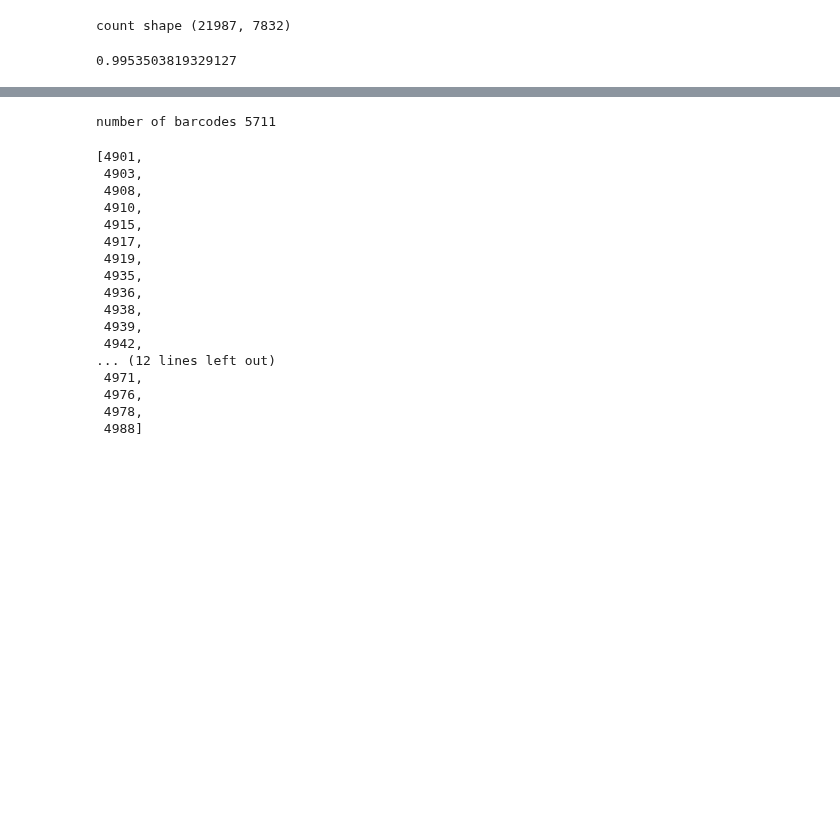
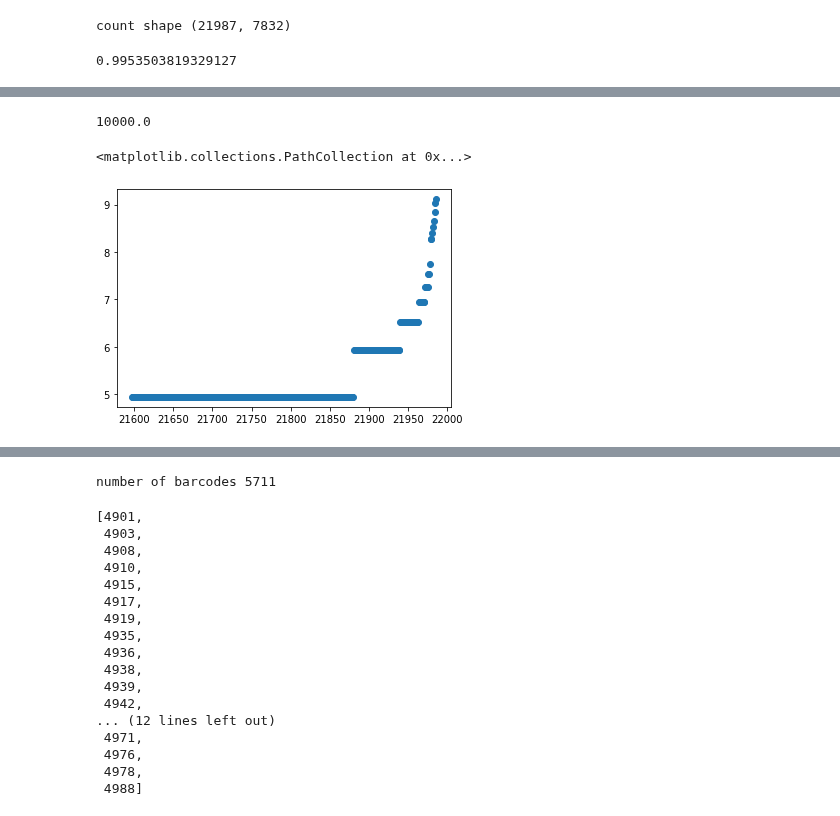
Before and after one commit to ItayShlosberg/classifying-response-to-immunotherapy, a Jupyter notebook: playgrounds/playground_nb.ipynb, the cells around one changed output, grey strips where cells are left out. Drawn from its saved outputs; the diff is of its cells as text; code cells hidden in the pictures; blank space fills up the shorter version.

```diff
--- a/playgrounds/playground_nb.ipynb
+++ b/playgrounds/playground_nb.ipynb
@@ -176,0 +197,14 @@ su_barcodes = data[[not aa for aa in ind]].barcodes
+# %%
+cell0 = data.counts[0]
+
+
+cell0_sum = cell0.sum()
+scalling_factor = cell0_sum/10000
+print(cell0_sum/scalling_factor)
+
+vv = np.log2(cell0/scalling_factor)+1
+plt.scatter(np.arange(vv.shape[0]), vv[np.argsort(vv)])
+# %% [output]
+10000.0
+<matplotlib.collections.PathCollection at 0x...>
+[figure, added]
```
Also changed, not shown: parts of 15 cells of this notebook, 5 other files.
